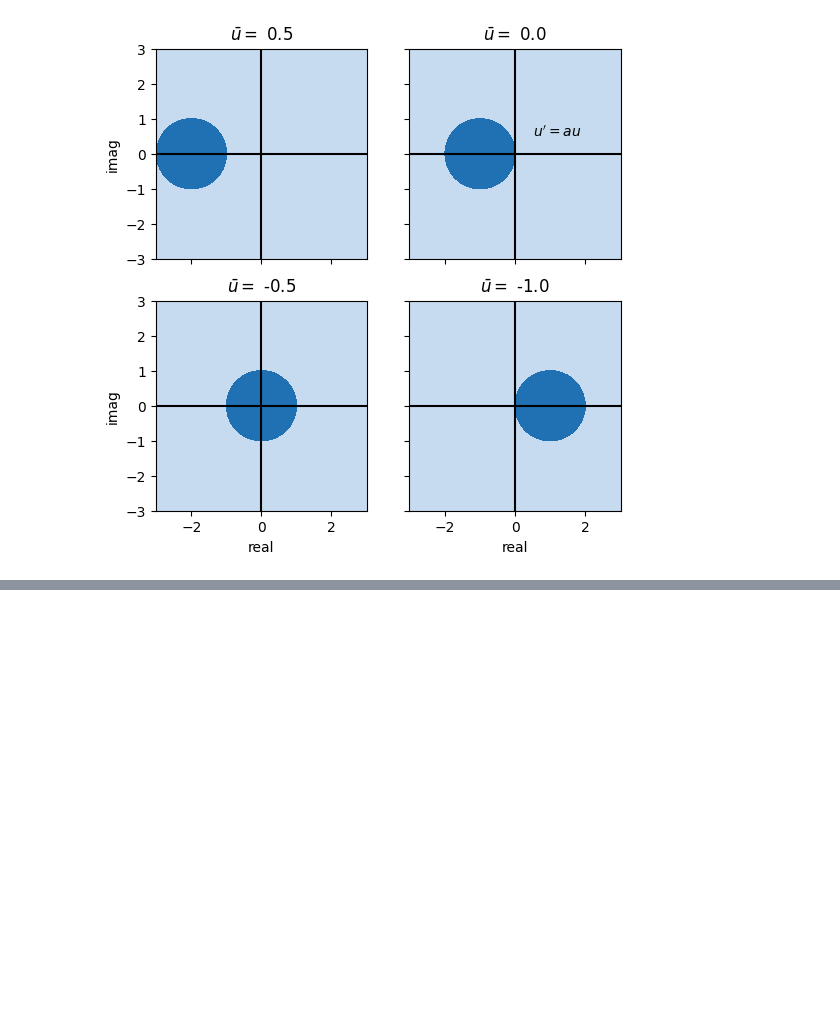
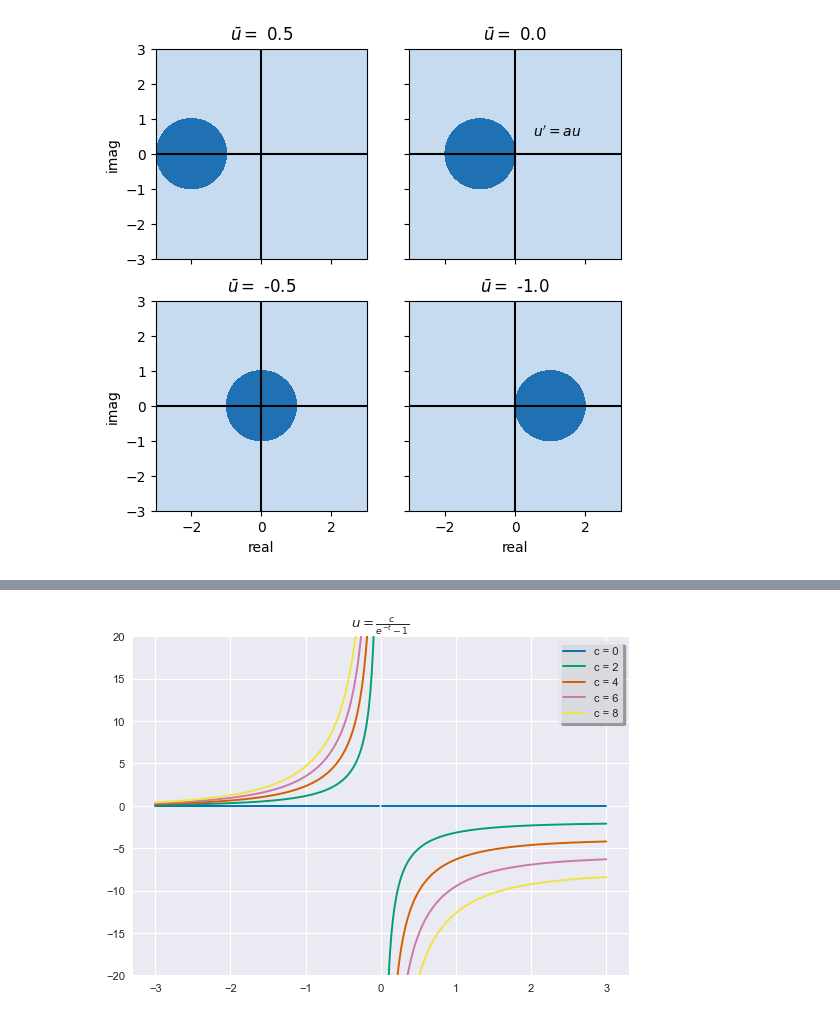
Before and after one commit to RicardoRG73/TesisDoctorado, a Jupyter notebook: A-stability.ipynb, the cells around one changed output, grey strips where cells are left out. Drawn from its saved outputs; the diff is of its cells as text; code cells hidden in the pictures; blank space fills up the shorter version.

```diff
--- a/A-stability.ipynb
+++ b/A-stability.ipynb
@@ -67,0 +185,12 @@ plt.show()
+# %%
+cs = np.arange(0,10,2)
+t = np.linspace(-3,3,301)
+for c in cs:
+    u = c / (np.exp(-t) - 1)
+    plt.plot(t,u, label="c = %d" %c)
+plt.ylim((-20,20))
+plt.legend()
+plt.title("$u=\\frac{c}{e^{-t}-1}$")
+plt.show()
+# %% [output]
+[figure, added]
```
Also changed, not shown: parts of 18 cells of this notebook, 6 other files.
